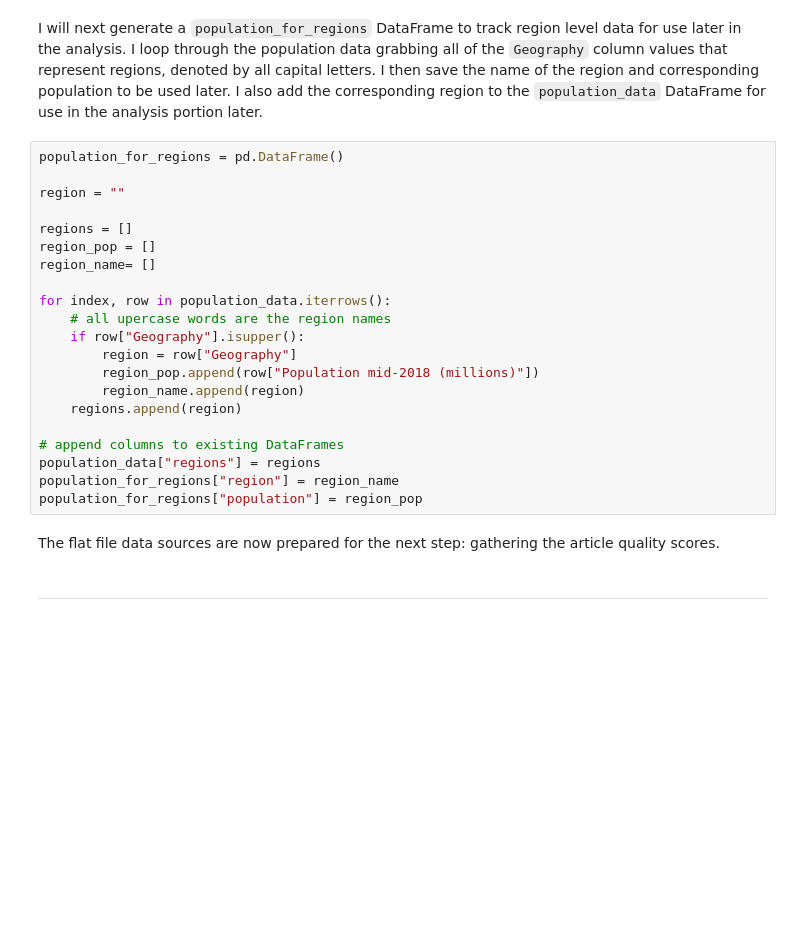
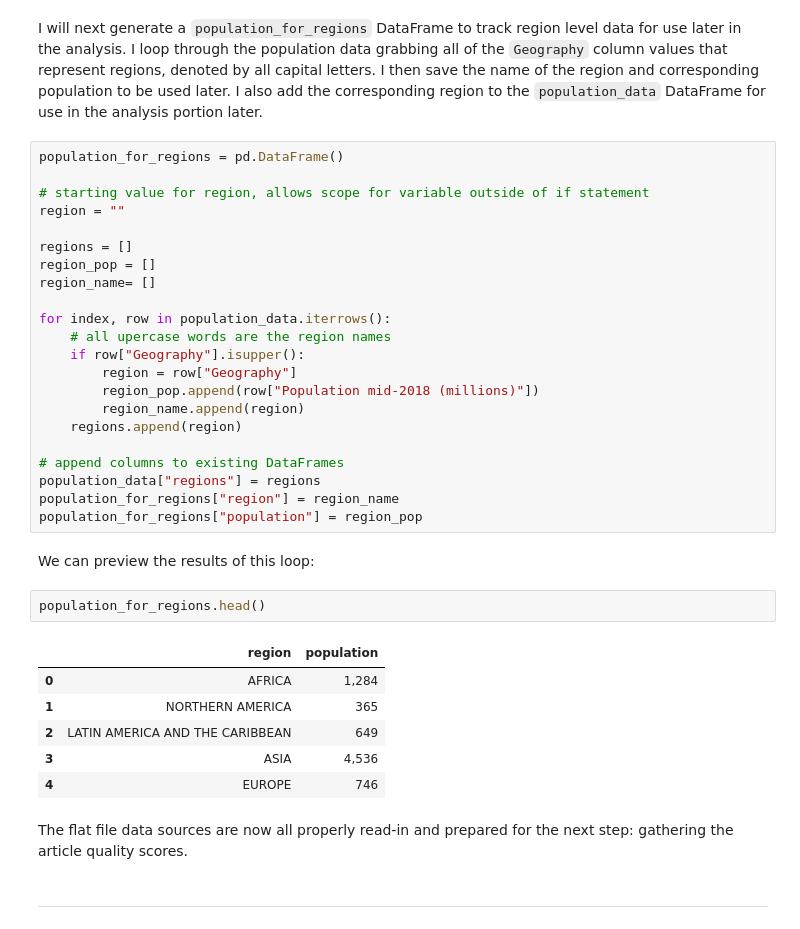
Before and after one commit to TaraWilson17/data512, a Jupyter notebook: A2/hcds-a2-bias-in-data.ipynb, the cells around one changed output. Cells and saved outputs as stored; diff of their text form; blank space fills up the shorter version.

```diff
--- a/A2/hcds-a2-bias-in-data.ipynb
+++ b/A2/hcds-a2-bias-in-data.ipynb
@@ -87,6 +87,7 @@ I will next generate a `population_for_regions` DataFrame to track region level
 # %%
 population_for_regions = pd.DataFrame()
 
+# starting value for region, allows scope for variable outside of if statement
 region = ""
 
 regions = []
@@ -105,8 +106,19 @@ for index, row in population_data.iterrows():
 population_data["regions"] = regions
 population_for_regions["region"] = region_name
 population_for_regions["population"] = region_pop
+# %% [markdown]
+We can preview the results of this loop:
+# %%
+population_for_regions.head()
+# %% [output]
+|  | region | population |
+| 0 | AFRICA | 1,284 |
+| 1 | NORTHERN AMERICA | 365 |
+| 2 | LATIN AMERICA AND THE CARIBBEAN | 649 |
+| 3 | ASIA | 4,536 |
+| 4 | EUROPE | 746 |
 # %% [markdown]
-The flat file data sources are now prepared for the next step: gathering the article quality scores.
+The flat file data sources are now all properly read-in and prepared for the next step: gathering the article quality scores.
 # %% [markdown]
 -----------------
 # %% [markdown]
```
Also changed, not shown: parts of 22 cells of this notebook.
